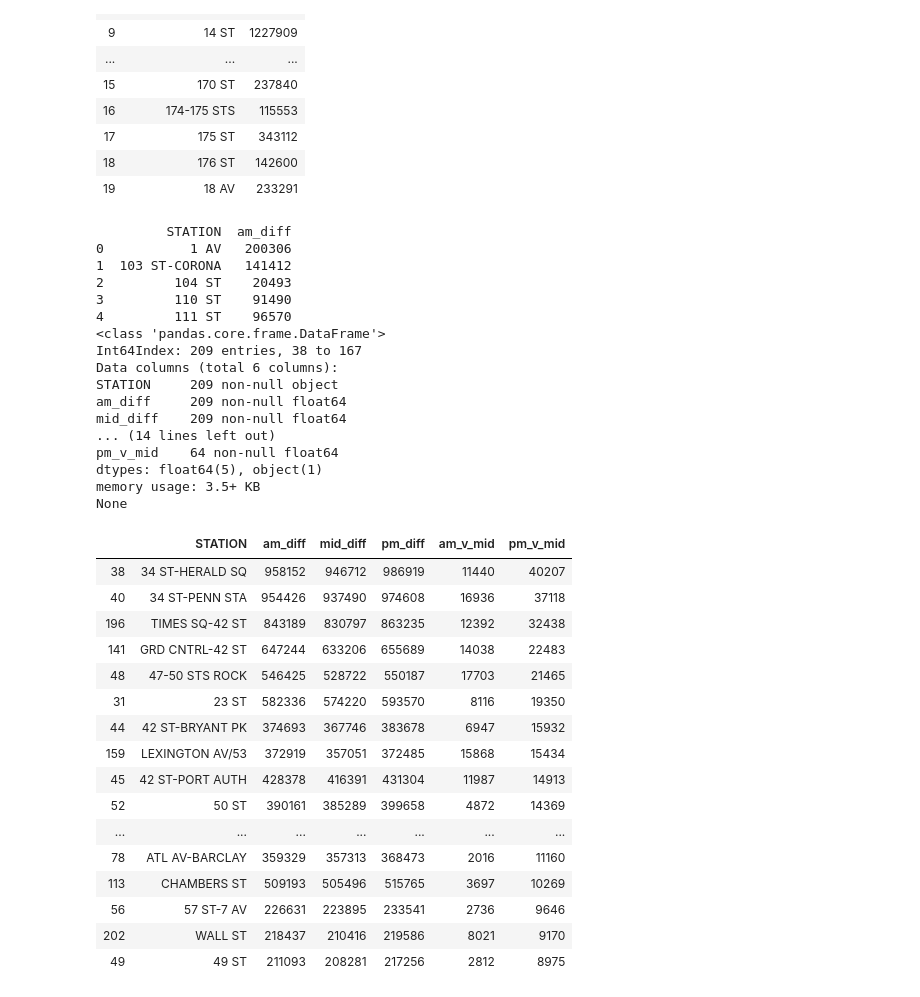
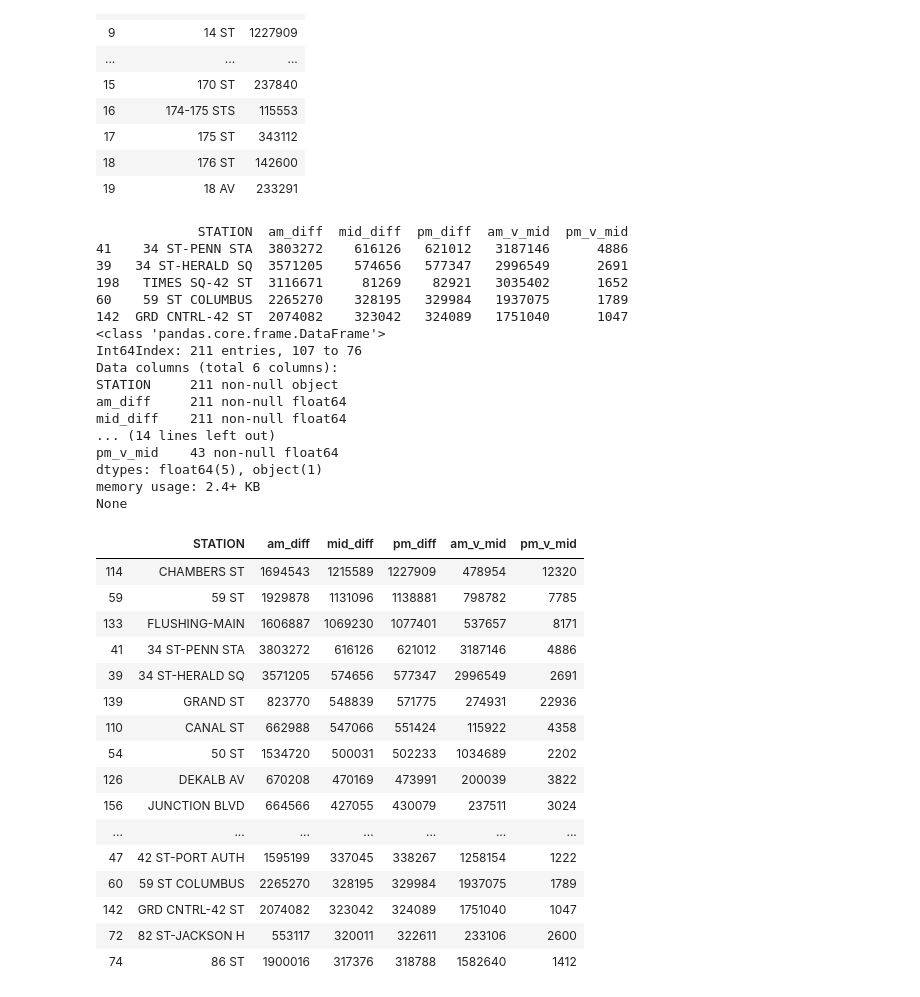
Before and after one commit to huge-reality/MTA_Project_Group_5, a Jupyter notebook: Rush_hour.ipynb, the cells around one changed output. Drawn from its saved outputs; the diff is of its cells as text; code cells hidden in the pictures.

```diff
--- a/Rush_hour.ipynb
+++ b/Rush_hour.ipynb
@@ -205,9 +206,9 @@ pm = pm[(pm["DAY"] != 'Saturday') & (pm["DAY"] != 'Sunday')]
 # 2. same for exits
 # 3. a new column that is the sum of the first two, divided by the length to normalize
 
-pm['exits_diff'] = pm.groupby(['UNIT', 'SCP'])['EXITS'].transform(lambda x: x.diff())
-pm['entries_diff'] = pm.groupby(['UNIT', 'SCP'])['ENTRIES'].transform(lambda x: x.diff())
-pm['pm_diff'] = pm['entries_diff'] + pm['exits_diff']
+pm['exits_diff_pm'] = pm.groupby(['UNIT', 'SCP'])['EXITS'].transform(lambda x: x.diff())
+pm['entries_diff_pm'] = pm.groupby(['UNIT', 'SCP'])['ENTRIES'].transform(lambda x: x.diff())
+pm['pm_diff'] = pm['entries_diff_pm'] + pm['exits_diff_pm']
 pm['pm_diff'] = pm['pm_diff']
 
 
@@ -262,59 +263,59 @@ print(final.head())
 
 # add two new columns to include the mid-day and evening commute
 # diff values
 final['mid_diff'] = mid_agg['mid_diff'].values
 final['pm_diff'] = pm_agg['pm_diff'].values
 
 # make two new columns comparing the mid-day traffic to
 # both the morning and the evening
 final['am_v_mid'] = final['am_diff'] - final['mid_diff']
 final['pm_v_mid'] = final['pm_diff'] - final['mid_diff']
 
 # sort the df by  one of the important columns (am chosen here arbitrarily)
 # and print the info to see how many rows
-final.sort_values('pm_v_mid', ascending=False, inplace = True)
+final.sort_values('mid_diff', ascending=False, inplace = True)
 
 print(final.info())
 final.head()
 
 # get rid of all values where either evaluation is low, aribtrarily chosen
 # to be 1,000 here
 
 final = final[(final['am_v_mid'] > 1000) & (final['pm_v_mid'] > 1000)]
 print(final.info())
 final.head(20)
 # %% [output]
-         STATION  am_diff
-0           1 AV   200306
-1  103 ST-CORONA   141412
-2         104 ST    20493
-3         110 ST    91490
-4         111 ST    96570
+             STATION  am_diff  mid_diff  pm_diff  am_v_mid  pm_v_mid
+41    34 ST-PENN STA  3803272    616126   621012   3187146      4886
+39   34 ST-HERALD SQ  3571205    574656   577347   2996549      2691
+198   TIMES SQ-42 ST  3116671     81269    82921   3035402      1652
+60    59 ST COLUMBUS  2265270    328195   329984   1937075      1789
+142  GRD CNTRL-42 ST  2074082    323042   324089   1751040      1047
 <class 'pandas.core.frame.DataFrame'>
-Int64Index: 209 entries, 38 to 167
+Int64Index: 211 entries, 107 to 76
 Data columns (total 6 columns):
-STATION     209 non-null object
-am_diff     209 non-null float64
-mid_diff    209 non-null float64
+STATION     211 non-null object
+am_diff     211 non-null float64
+mid_diff    211 non-null float64
 ... (14 lines left out)
-pm_v_mid    64 non-null float64
+pm_v_mid    43 non-null float64
 dtypes: float64(5), object(1)
-memory usage: 3.5+ KB
+memory usage: 2.4+ KB
 None
 |  | STATION | am_diff | mid_diff | pm_diff | am_v_mid | pm_v_mid |
-| 38 | 34 ST-HERALD SQ | 958152 | 946712 | 986919 | 11440 | 40207 |
-| 40 | 34 ST-PENN STA | 954426 | 937490 | 974608 | 16936 | 37118 |
-| 196 | TIMES SQ-42 ST | 843189 | 830797 | 863235 | 12392 | 32438 |
-| 141 | GRD CNTRL-42 ST | 647244 | 633206 | 655689 | 14038 | 22483 |
-| 48 | 47-50 STS ROCK | 546425 | 528722 | 550187 | 17703 | 21465 |
-| 31 | 23 ST | 582336 | 574220 | 593570 | 8116 | 19350 |
-| 44 | 42 ST-BRYANT PK | 374693 | 367746 | 383678 | 6947 | 15932 |
-| 159 | LEXINGTON AV/53 | 372919 | 357051 | 372485 | 15868 | 15434 |
-| 45 | 42 ST-PORT AUTH | 428378 | 416391 | 431304 | 11987 | 14913 |
-| 52 | 50 ST | 390161 | 385289 | 399658 | 4872 | 14369 |
+| 114 | CHAMBERS ST | 1694543 | 1215589 | 1227909 | 478954 | 12320 |
+| 59 | 59 ST | 1929878 | 1131096 | 1138881 | 798782 | 7785 |
+| 133 | FLUSHING-MAIN | 1606887 | 1069230 | 1077401 | 537657 | 8171 |
+| 41 | 34 ST-PENN STA | 3803272 | 616126 | 621012 | 3187146 | 4886 |
+| 39 | 34 ST-HERALD SQ | 3571205 | 574656 | 577347 | 2996549 | 2691 |
+| 139 | GRAND ST | 823770 | 548839 | 571775 | 274931 | 22936 |
+| 110 | CANAL ST | 662988 | 547066 | 551424 | 115922 | 4358 |
+| 54 | 50 ST | 1534720 | 500031 | 502233 | 1034689 | 2202 |
+| 126 | DEKALB AV | 670208 | 470169 | 473991 | 200039 | 3822 |
+| 156 | JUNCTION BLVD | 664566 | 427055 | 430079 | 237511 | 3024 |
 | ... | ... | ... | ... | ... | ... | ... |
-| 78 | ATL AV-BARCLAY | 359329 | 357313 | 368473 | 2016 | 11160 |
-| 113 | CHAMBERS ST | 509193 | 505496 | 515765 | 3697 | 10269 |
-| 56 | 57 ST-7 AV | 226631 | 223895 | 233541 | 2736 | 9646 |
-| 202 | WALL ST | 218437 | 210416 | 219586 | 8021 | 9170 |
-| 49 | 49 ST | 211093 | 208281 | 217256 | 2812 | 8975 |
+| 47 | 42 ST-PORT AUTH | 1595199 | 337045 | 338267 | 1258154 | 1222 |
+| 60 | 59 ST COLUMBUS | 2265270 | 328195 | 329984 | 1937075 | 1789 |
+| 142 | GRD CNTRL-42 ST | 2074082 | 323042 | 324089 | 1751040 | 1047 |
+| 72 | 82 ST-JACKSON H | 553117 | 320011 | 322611 | 233106 | 2600 |
+| 74 | 86 ST | 1900016 | 317376 | 318788 | 1582640 | 1412 |
```
Also changed, not shown: parts of 4 cells of this notebook, 2 other files.
